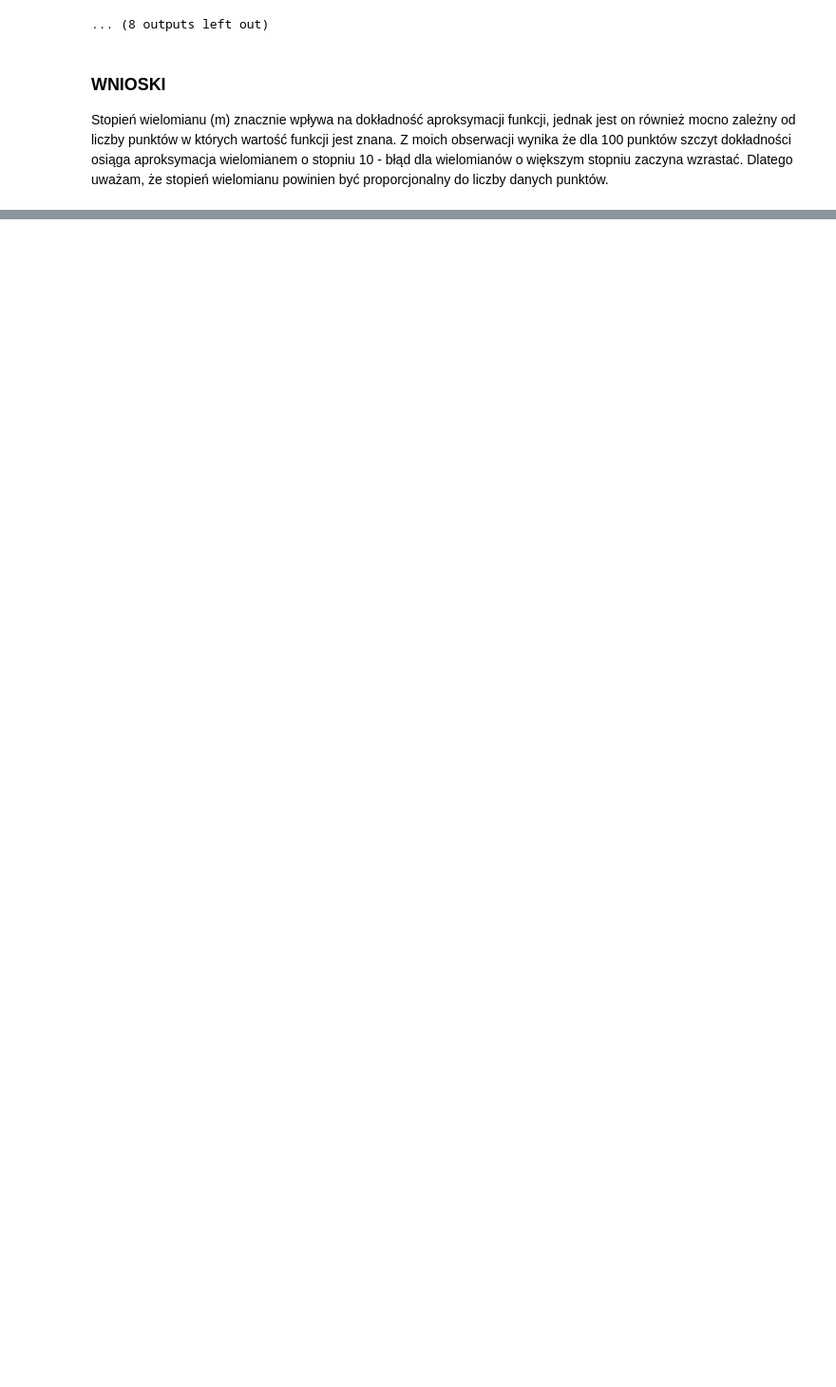
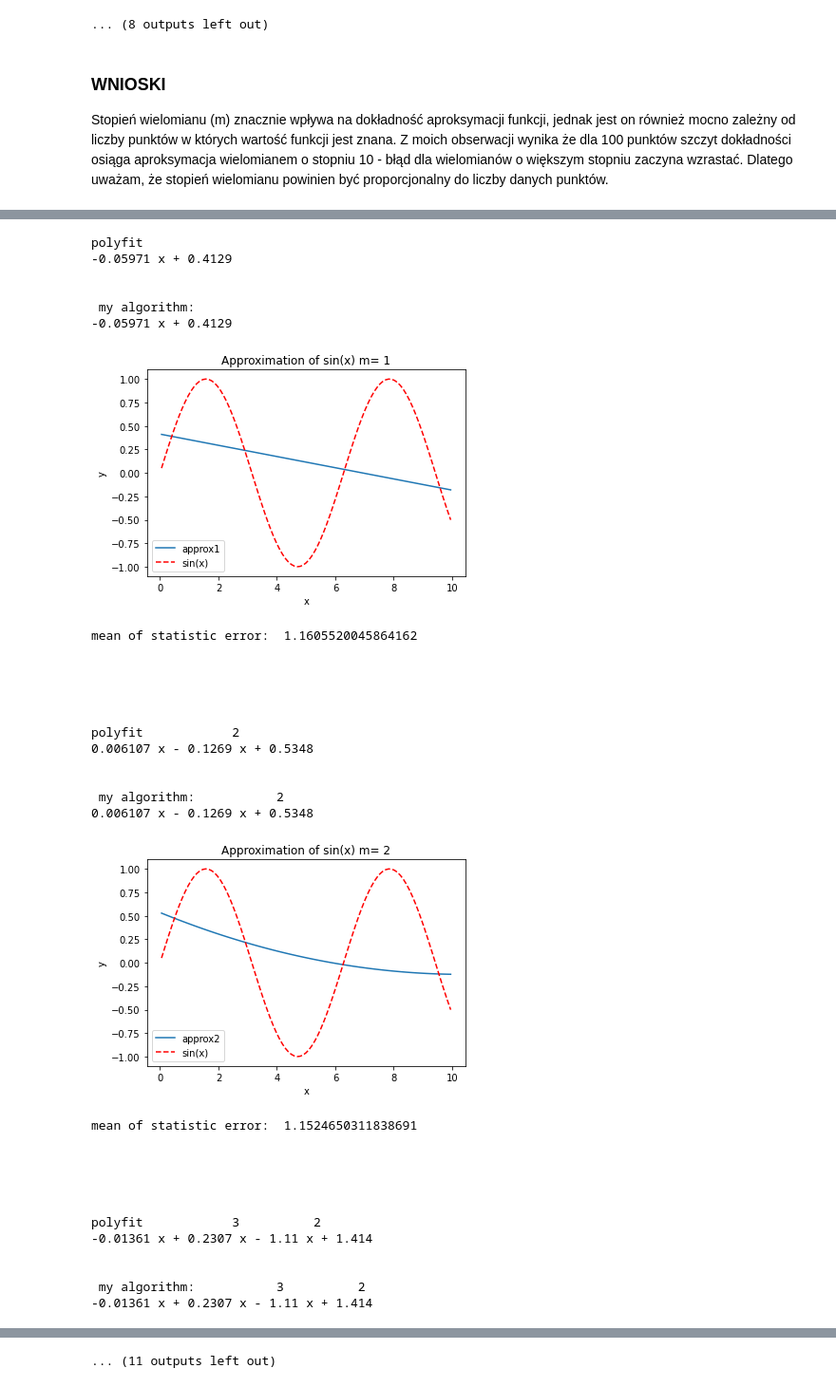
Before and after one commit to zbrze/MOWNIT-python-, a Jupyter notebook: MOwNiT_lab_ćw_5.ipynb, the cells around one changed output, grey strips where cells are left out. Shown at 95% size. Cells and saved outputs as stored; diff of their text form; code cells hidden in the pictures; blank space fills up the shorter version.

```diff
--- a/MOwNiT_lab_ćw_5.ipynb
+++ b/MOwNiT_lab_ćw_5.ipynb
@@ -277,0 +314,66 @@ approximate_corona_curve_italy(10, "total_deaths")
+# %%
+ComparePrecisionPolyFit(lambda x: np.sin(x), 1, "sin(x)")
+print("\n\n\n\n")
+
+ComparePrecisionPolyFit(lambda x: np.sin(x), 2, "sin(x)")
+print("\n\n\n\n")
+
+ComparePrecisionPolyFit(lambda x: np.sin(x), 3, "sin(x)")
+print("\n\n\n\n")
+
+ComparePrecisionPolyFit(lambda x: np.sin(x), 4, "sin(x)")
+print("\n\n\n\n")
+
+ComparePrecisionPolyFit(lambda x: np.sin(x), 5, "sin(x)")
+print("\n\n\n\n")
+
+ComparePrecisionPolyFit(lambda x: np.sin(x), 6, "sin(x)")
+print("\n\n\n\n")
+
+ComparePrecisionPolyFit(lambda x: np.sin(x), 7, "sin(x)")
+print("\n\n\n\n")
+
+ComparePrecisionPolyFit(lambda x: np.sin(x), 8, "sin(x)")
+print("\n\n\n\n")
+
+ComparePrecisionPolyFit(lambda x: np.sin(x), 9, "sin(x)")
+print("\n\n\n\n")
+
+ComparePrecisionPolyFit(lambda x: np.sin(x), 10, "sin(x)")
+print("\n\n\n\n")
+
+ComparePrecisionPolyFit(lambda x: np.sin(x), 11, "sin(x)")
+print("\n\n\n\n")
+# %% [output]
+polyfit
+-0.05971 x + 0.4129
+
+
+ my algorithm:
+-0.05971 x + 0.4129
+[figure, added]
+mean of statistic error:  1.1605520045864162
+
+
+
+
+
+polyfit            2
+0.006107 x - 0.1269 x + 0.5348
+
+
+ my algorithm:           2
+0.006107 x - 0.1269 x + 0.5348
+[figure, added]
+mean of statistic error:  1.1524650311838691
+
+
+
+
+
+polyfit            3          2
+-0.01361 x + 0.2307 x - 1.11 x + 1.414
+
+
+ my algorithm:           3          2
+-0.01361 x + 0.2307 x - 1.11 x + 1.414
@@ -277,0 +420 @@ approximate_corona_curve_italy(10, "total_deaths")
+... (11 outputs left out)
```
Also changed, not shown: parts of 16 cells of this notebook.
